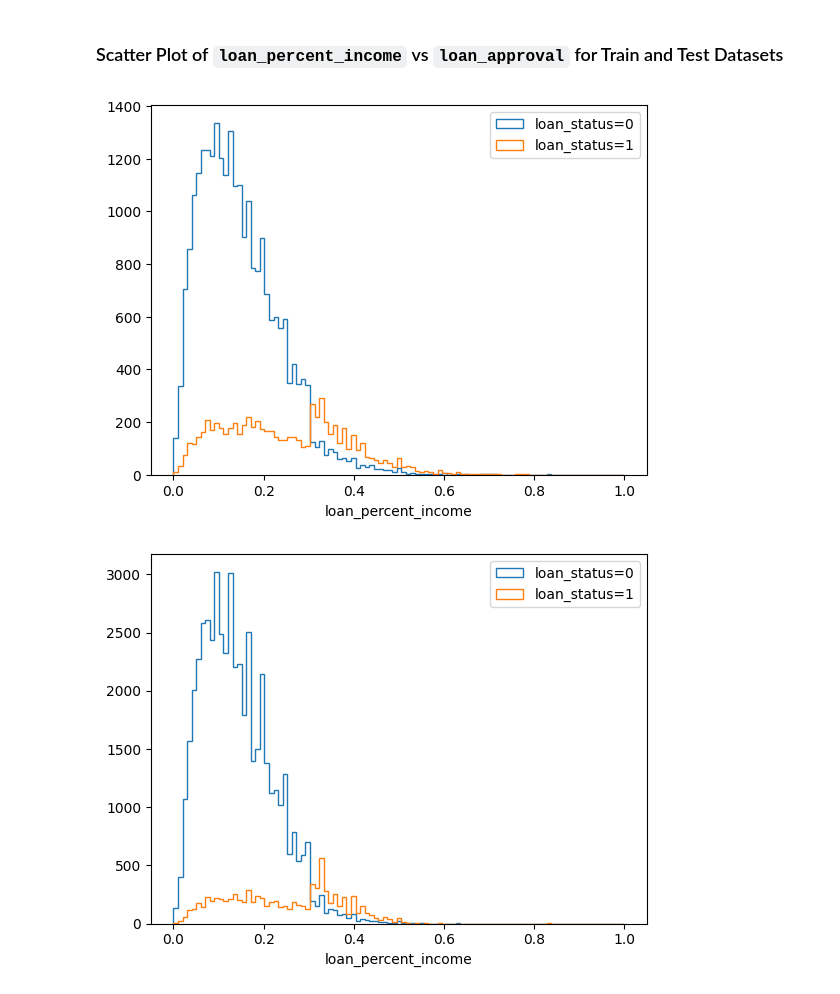
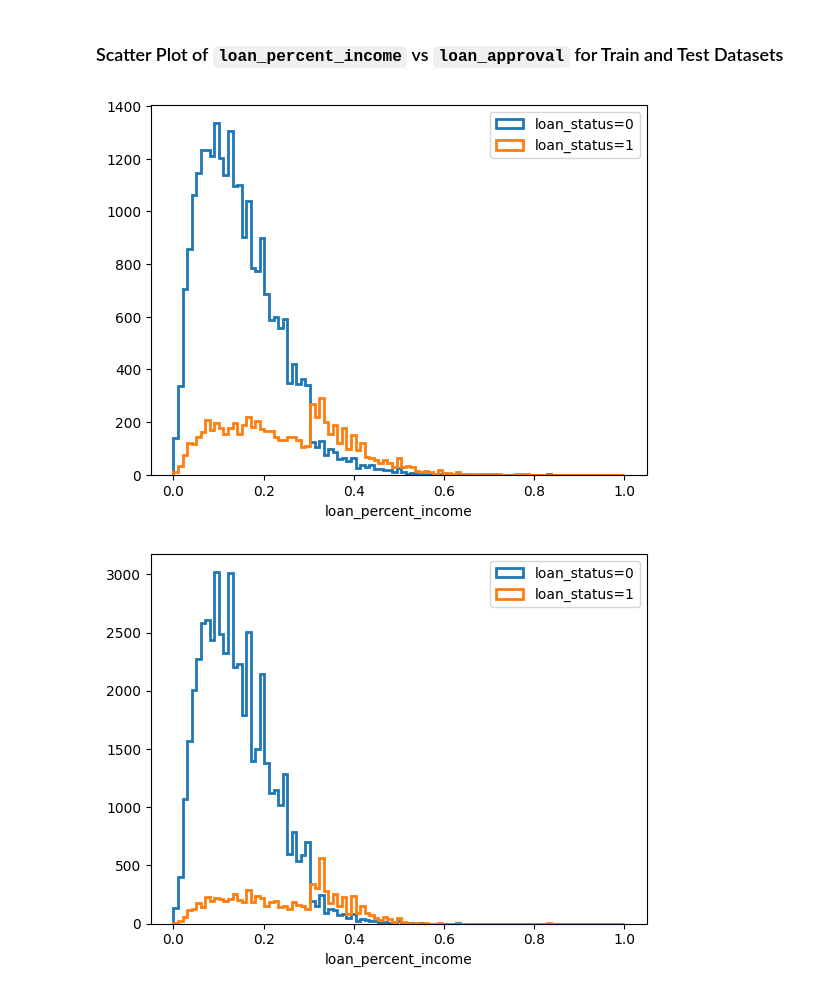
Before and after one commit to edward-b-1/Loan-Approval-Prediction, a Jupyter notebook: predict_original_data_1.ipynb, the cells around one changed output. Drawn from its saved outputs; the diff is of its cells as text; code cells hidden in the pictures.

```diff
--- a/predict_original_data_1.ipynb
+++ b/predict_original_data_1.ipynb
@@ -624,33 +655,37 @@ _ = plt.hist(
     histtype='step',
     bins=numpy.linspace(0, 1, 100),
     label='loan_status=0',
+    linewidth=2,
 )
 _ = plt.hist(
     data[data['loan_status'] == 1]['loan_percent_income'],
     histtype='step',
     bins=numpy.linspace(0, 1, 100),
     label='loan_status=1',
+    linewidth=2,
 )
 _ = plt.legend()
 _ = plt.xlabel('loan_percent_income')
 # %% [output]
-[figure, old version]
+[figure, new version]
 # %%
 data_train = loan_approval_lib.load_data()['train']
 # %%
 _ = plt.hist(
     data_train[data_train['loan_status'] == 0]['loan_percent_income'],
     histtype='step',
     bins=numpy.linspace(0, 1, 100),
     label='loan_status=0',
+    linewidth=2,
 )
 _ = plt.hist(
     data_train[data_train['loan_status'] == 1]['loan_percent_income'],
     histtype='step',
     bins=numpy.linspace(0, 1, 100),
     label='loan_status=1',
+    linewidth=2,
 )
 _ = plt.legend()
 _ = plt.xlabel('loan_percent_income')
 # %% [output]
-[figure, old version]
+[figure, new version]
```
Also changed, not shown: parts of 40 cells of this notebook.
